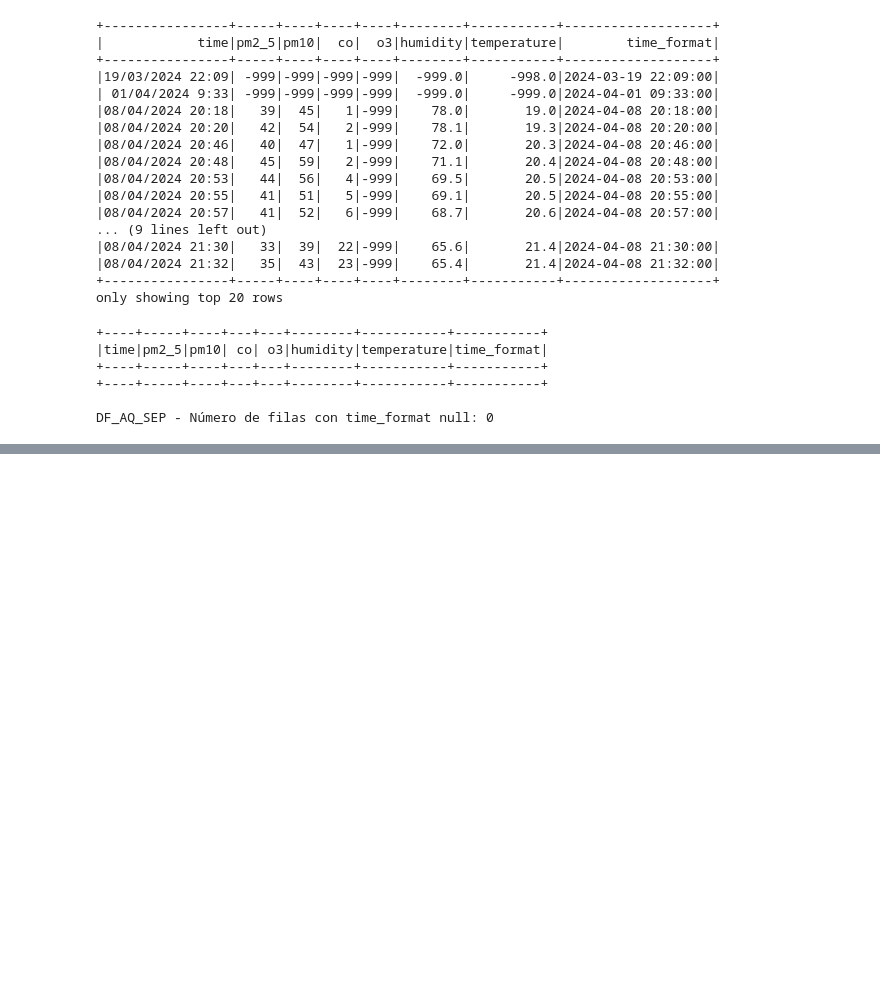
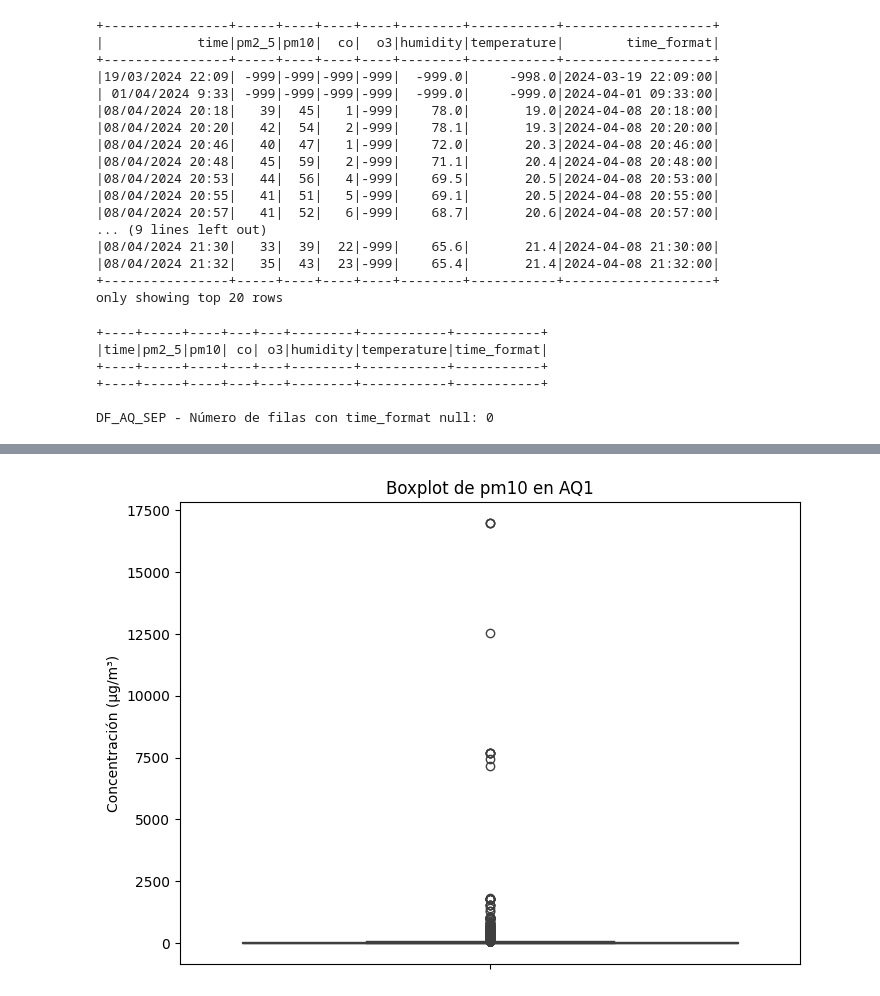
Before and after one commit to senboada/air_quality, a Jupyter notebook: 1_BRONCE_AQ.ipynb, the cells around one changed output, grey strips where cells are left out. Drawn from its saved outputs; the diff is of its cells as text; code cells hidden in the pictures; blank space fills up the shorter version.

```diff
--- a/1_BRONCE_AQ.ipynb
+++ b/1_BRONCE_AQ.ipynb
@@ -594,0 +859,9 @@ DF_AQ_SEP = DF_AQ_SEP.withColumn("temperature",
+# %%
+#Boxplot inicial de pm10 en DFP_AQ1
+plt.figure(figsize=(8, 6))
+sns.boxplot(y=DFP_AQ1['pm10'])
+plt.title('Boxplot de pm10 en AQ1')
+plt.ylabel('Concentración (µg/m³)')
+plt.show()
+# %% [output]
+[figure, added]
```
Also changed, not shown: parts of 29 cells of this notebook, 1 other file.
